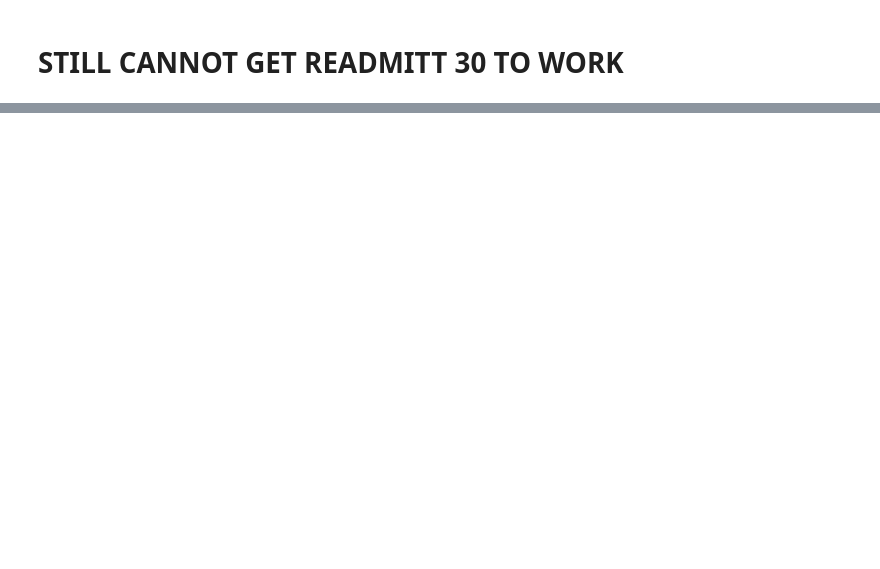
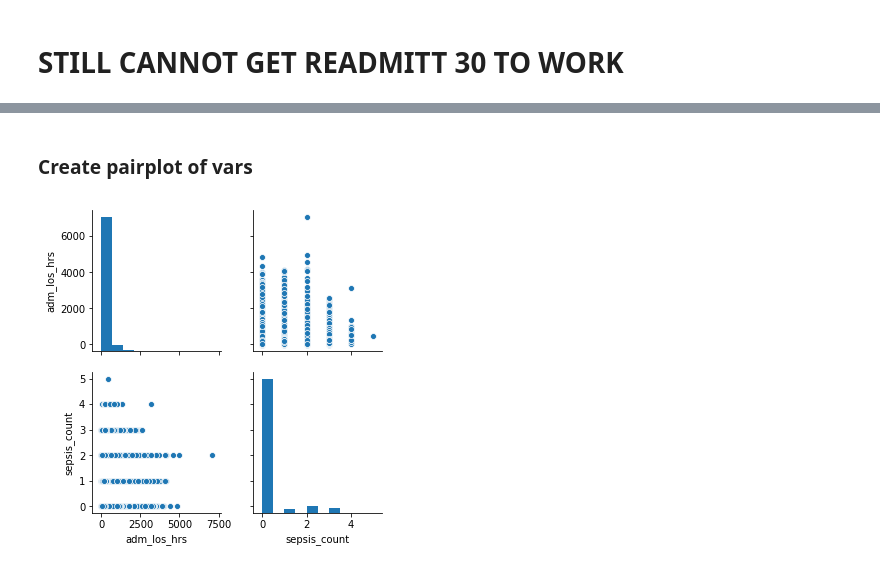
Before and after one commit to Bcromas/618_Final_Project, a Jupyter notebook: 618_Draft_FInal_Proj-Q3.ipynb, the cells around one changed output, grey strips where cells are left out. Cells and saved outputs as stored; diff of their text form; code cells hidden in the pictures; blank space fills up the shorter version.

Commit message:
start of pairplot

```diff
--- a/618_Draft_FInal_Proj-Q3.ipynb
+++ b/618_Draft_FInal_Proj-Q3.ipynb
@@ -271,7 +271,7 @@ chart_care_all
 # %% [markdown]
 ## Check if readmitted within 30 cal days
 # %%
-adm_pat_sep_copy = adm_pat_sep.copy()
+# adm_pat_sep_copy = adm_pat_sep.copy()
 # %%
 # adm_pat_sep['readmit_30'] = adm_pat_sep.apply(lambda row: [6])
 # adm_pat_sep['readmit_30'] = 'yes'
@@ -337,0 +346,2 @@ adm_pat_sep.head()
+# %%
+adm_pat_sep['zip'] = list(zip(adm_pat_sep['subject_id'], adm_pat_sep['admittime']))
@@ -337,0 +371,2 @@ adm_pat_sep.head()
+# %% [markdown]
+### Create pairplot of vars
@@ -337,0 +375,4 @@ adm_pat_sep.head()
+# %%
+sns.pairplot(adm_pat_sep[['adm_los_hrs', 'sepsis_count']]);
+# %% [output]
+[figure, added]
```
Also changed, not shown: parts of 8 cells of this notebook.
